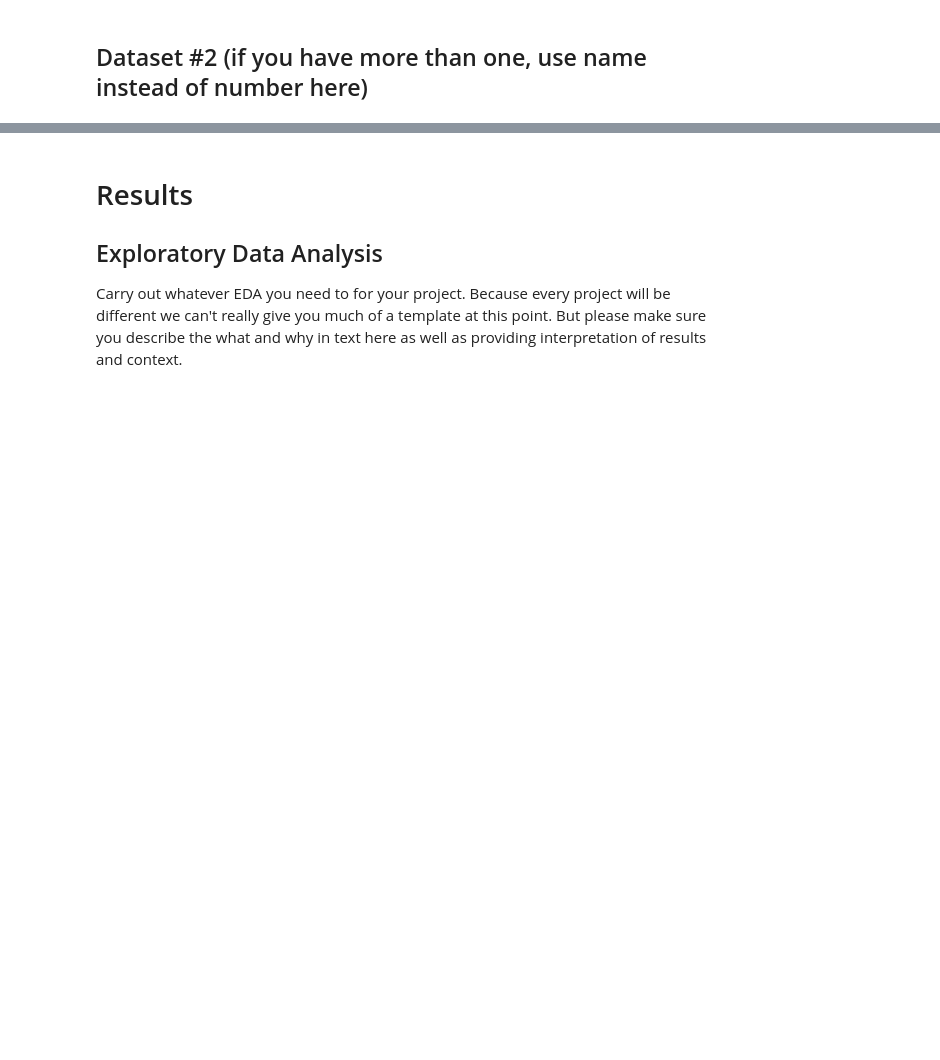
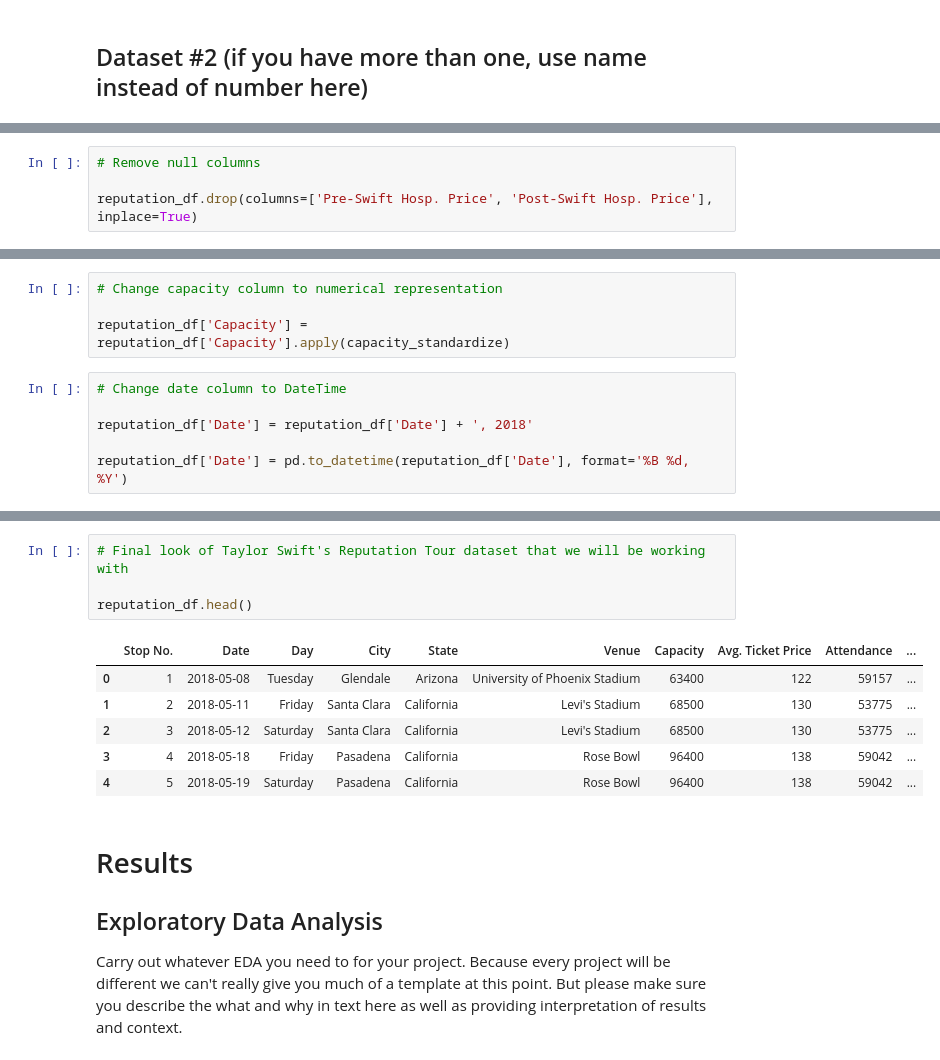
Before and after one commit to AnikAlam/AnikAlam_COGS108_EDA, a Jupyter notebook: FinalProject_groupXXX.ipynb, the cells around one changed output, grey strips where cells are left out. Saved outputs shown, nothing was run; the diff lists cells and outputs as text; blank space fills up the shorter version.

```diff
--- a/FinalProject_groupXXX.ipynb
+++ b/FinalProject_groupXXX.ipynb
@@ -228,0 +272,4 @@ eras_df.head()
+# %%
+# Remove null columns
+
+reputation_df.drop(columns=['Pre-Swift Hosp. Price', 'Post-Swift Hosp. Price'], inplace=True)
@@ -228,0 +283,10 @@ eras_df.head()
+# %%
+# Change capacity column to numerical representation
+
+reputation_df['Capacity'] = reputation_df['Capacity'].apply(capacity_standardize)
+# %%
+# Change date column to DateTime
+
+reputation_df['Date'] = reputation_df['Date'] + ', 2018'
+
+reputation_df['Date'] = pd.to_datetime(reputation_df['Date'], format='%B %d, %Y')
@@ -229,3 +311,14 @@ eras_df.head()
+# %%
+# Final look of Taylor Swift's Reputation Tour dataset that we will be working with
+
+reputation_df.head()
+# %% [output]
+|  | Stop No. | Date | Day | City | State | Venue | Capacity | Avg. Ticket Price | Attendance | ... |
+| 0 | 1 | 2018-05-08 | Tuesday | Glendale | Arizona | University of Phoenix Stadium | 63400 | 122 | 59157 | ... |
+| 1 | 2 | 2018-05-11 | Friday | Santa Clara | California | Levi's Stadium | 68500 | 130 | 53775 | ... |
+| 2 | 3 | 2018-05-12 | Saturday | Santa Clara | California | Levi's Stadium | 68500 | 130 | 53775 | ... |
+| 3 | 4 | 2018-05-18 | Friday | Pasadena | California | Rose Bowl | 96400 | 138 | 59042 | ... |
+| 4 | 5 | 2018-05-19 | Saturday | Pasadena | California | Rose Bowl | 96400 | 138 | 59042 | ... |
 # %% [markdown]
 # Results
 
```
Also changed, not shown: parts of 7 cells of this notebook.
